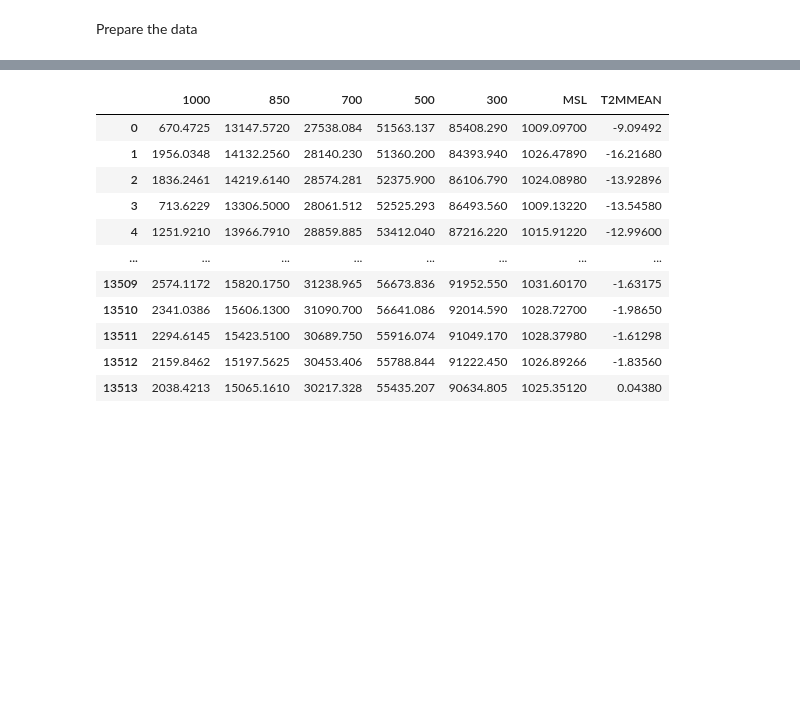
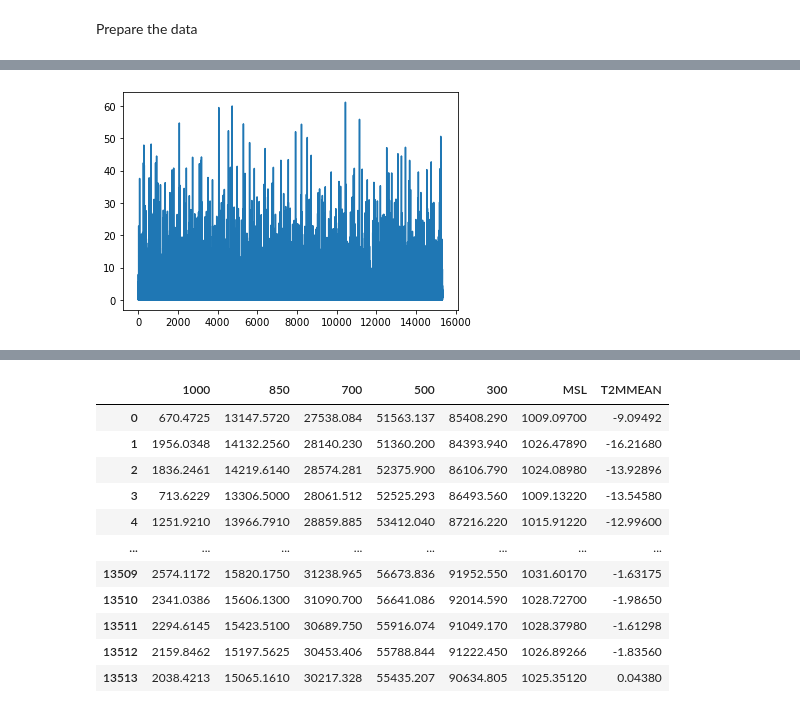
Before and after one commit to ML-precip/cas-aml-subprojects, a Jupyter notebook: Supervised_Regression.ipynb, the cells around one changed output, grey strips where cells are left out. Saved outputs shown, nothing was run; the diff lists cells and outputs as text; code cells hidden in the pictures; blank space fills up the shorter version.

```diff
--- a/Supervised_Regression.ipynb
+++ b/Supervised_Regression.ipynb
@@ -66,0 +106,7 @@ ylabel = df_prec.columns[1]
+# %%
+# Plot Time series
+from matplotlib import pyplot
+df_input['reg_tot'].plot()
+pyplot.show()
+# %% [output]
+[figure, added]
```
Also changed, not shown: parts of 39 cells of this notebook, 2 other files.
